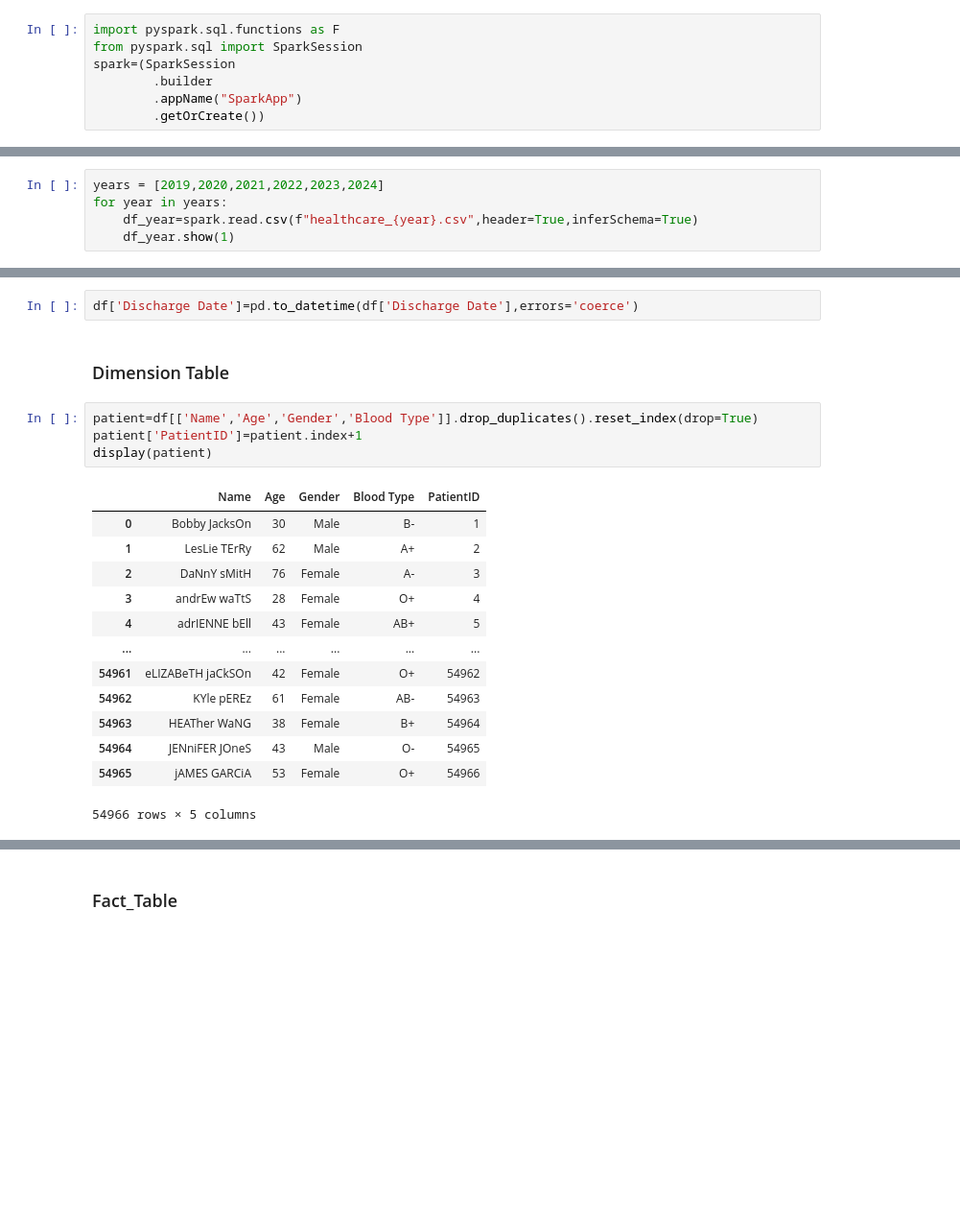
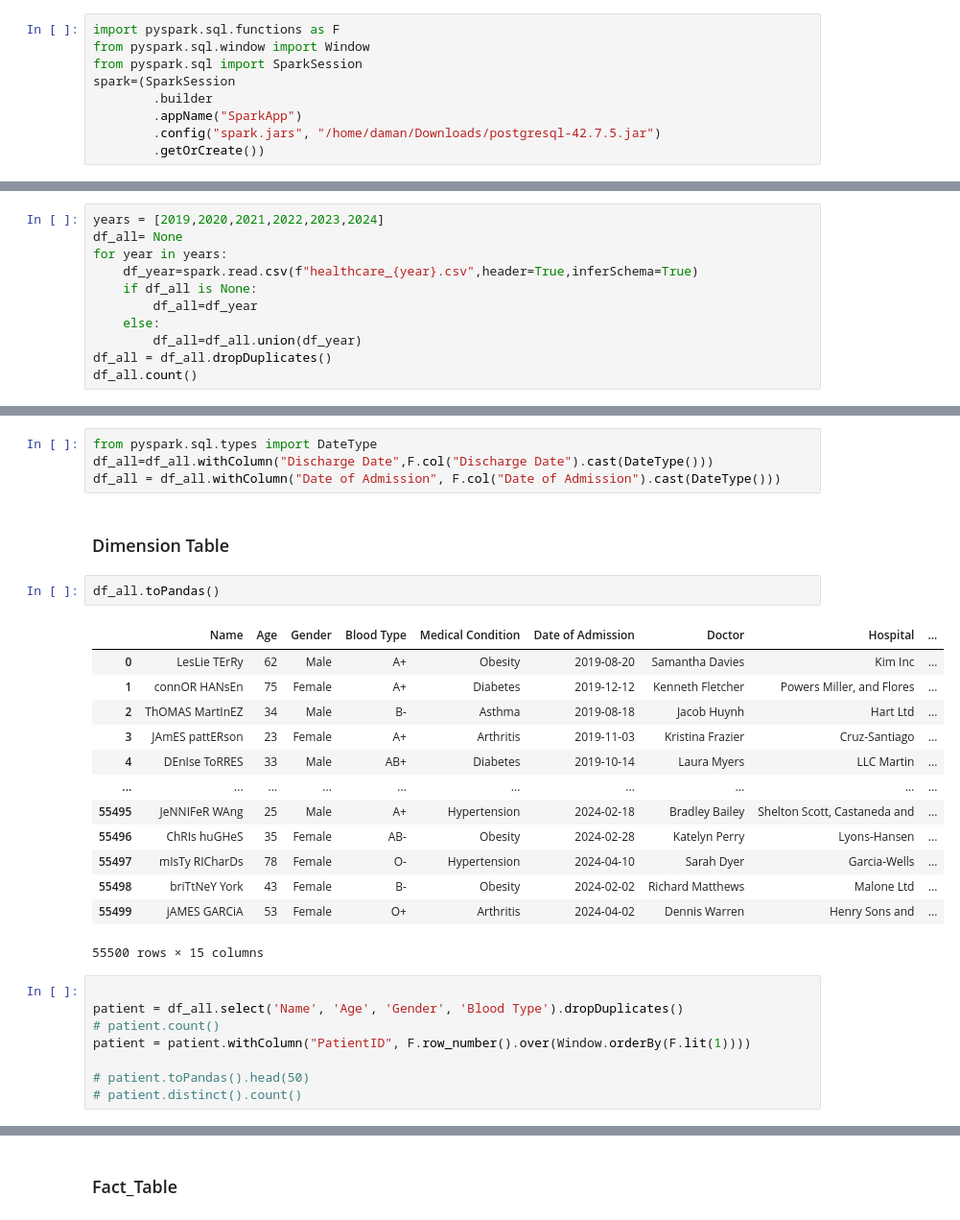
Before and after one commit to DamanRegmi/Intern-tasks, a Jupyter notebook: healthcare-task/healthcare.ipynb, the cells around one changed output, grey strips where cells are left out. Shown at 96% size. Saved outputs shown, nothing was run; the diff lists cells and outputs as text; blank space fills up the shorter version.

Commit message:
Log Table Completed

```diff
--- a/healthcare-task/healthcare.ipynb
+++ b/healthcare-task/healthcare.ipynb
@@ -2,8 +2,10 @@
 ## Spark Session
 # %%
 import pyspark.sql.functions as F
+from pyspark.sql.window import Window
 from pyspark.sql import SparkSession
 spark=(SparkSession
         .builder
         .appName("SparkApp")
+        .config("spark.jars", "/home/daman/Downloads/postgresql-42.7.5.jar")
         .getOrCreate())
@@ -90,6 +107,12 @@ only showing top 20 rows
 # %%
 years = [2019,2020,2021,2022,2023,2024]
+df_all= None
 for year in years:
     df_year=spark.read.csv(f"healthcare_{year}.csv",header=True,inferSchema=True)
-    df_year.show(1)
+    if df_all is None:
+        df_all=df_year
+    else:
+        df_all=df_all.union(df_year)
+df_all = df_all.dropDuplicates()
+df_all.count()
 # %% [output]
@@ -115,23 +126,31 @@ only showing top 1 row
 # %%
-df['Discharge Date']=pd.to_datetime(df['Discharge Date'],errors='coerce')
+from pyspark.sql.types import DateType
+df_all=df_all.withColumn("Discharge Date",F.col("Discharge Date").cast(DateType()))
+df_all = df_all.withColumn("Date of Admission", F.col("Date of Admission").cast(DateType()))
 # %% [markdown]
 ### Dimension Table
+# %%
+df_all.toPandas()
+# %% [output]
+|  | Name | Age | Gender | Blood Type | Medical Condition | Date of Admission | Doctor | Hospital | ... |
+| 0 | LesLie TErRy | 62 | Male | A+ | Obesity | 2019-08-20 | Samantha Davies | Kim Inc | ... |
+| 1 | connOR HANsEn | 75 | Female | A+ | Diabetes | 2019-12-12 | Kenneth Fletcher | Powers Miller, and Flores | ... |
+| 2 | ThOMAS MartInEZ | 34 | Male | B- | Asthma | 2019-08-18 | Jacob Huynh | Hart Ltd | ... |
+| 3 | JAmES pattERson | 23 | Female | A+ | Arthritis | 2019-11-03 | Kristina Frazier | Cruz-Santiago | ... |
+| 4 | DEnIse ToRRES | 33 | Male | AB+ | Diabetes | 2019-10-14 | Laura Myers | LLC Martin | ... |
+| ... | ... | ... | ... | ... | ... | ... | ... | ... | ... |
+| 55495 | JeNNIFeR WAng | 25 | Male | A+ | Hypertension | 2024-02-18 | Bradley Bailey | Shelton Scott, Castaneda and | ... |
+| 55496 | ChRIs huGHeS | 35 | Female | AB- | Obesity | 2024-02-28 | Katelyn Perry | Lyons-Hansen | ... |
+| 55497 | mIsTy RICharDs | 78 | Female | O- | Hypertension | 2024-04-10 | Sarah Dyer | Garcia-Wells | ... |
+| 55498 | briTtNeY York | 43 | Female | B- | Obesity | 2024-02-02 | Richard Matthews | Malone Ltd | ... |
+| 55499 | jAMES GARCiA | 53 | Female | O+ | Arthritis | 2024-04-02 | Dennis Warren | Henry Sons and | ... |
+55500 rows × 15 columns
 # %%
-patient=df[['Name','Age','Gender','Blood Type']].drop_duplicates().reset_index(drop=True)
-patient['PatientID']=patient.index+1
-display(patient)
+
+patient = df_all.select('Name', 'Age', 'Gender', 'Blood Type').dropDuplicates()
+# patient.count()
+patient = patient.withColumn("PatientID", F.row_number().over(Window.orderBy(F.lit(1))))
+
+# patient.toPandas().head(50)
+# patient.distinct().count()
-# %% [output]
-|  | Name | Age | Gender | Blood Type | PatientID |
-| 0 | Bobby JacksOn | 30 | Male | B- | 1 |
-| 1 | LesLie TErRy | 62 | Male | A+ | 2 |
-| 2 | DaNnY sMitH | 76 | Female | A- | 3 |
-| 3 | andrEw waTtS | 28 | Female | O+ | 4 |
-| 4 | adrIENNE bEll | 43 | Female | AB+ | 5 |
-| ... | ... | ... | ... | ... | ... |
-| 54961 | eLIZABeTH jaCkSOn | 42 | Female | O+ | 54962 |
-| 54962 | KYle pEREz | 61 | Female | AB- | 54963 |
-| 54963 | HEATher WaNG | 38 | Female | B+ | 54964 |
-| 54964 | JENniFER JOneS | 43 | Male | O- | 54965 |
-| 54965 | jAMES GARCiA | 53 | Female | O+ | 54966 |
-54966 rows × 5 columns
 # %%
```
Also changed, not shown: parts of 15 cells of this notebook, 4 other files.
